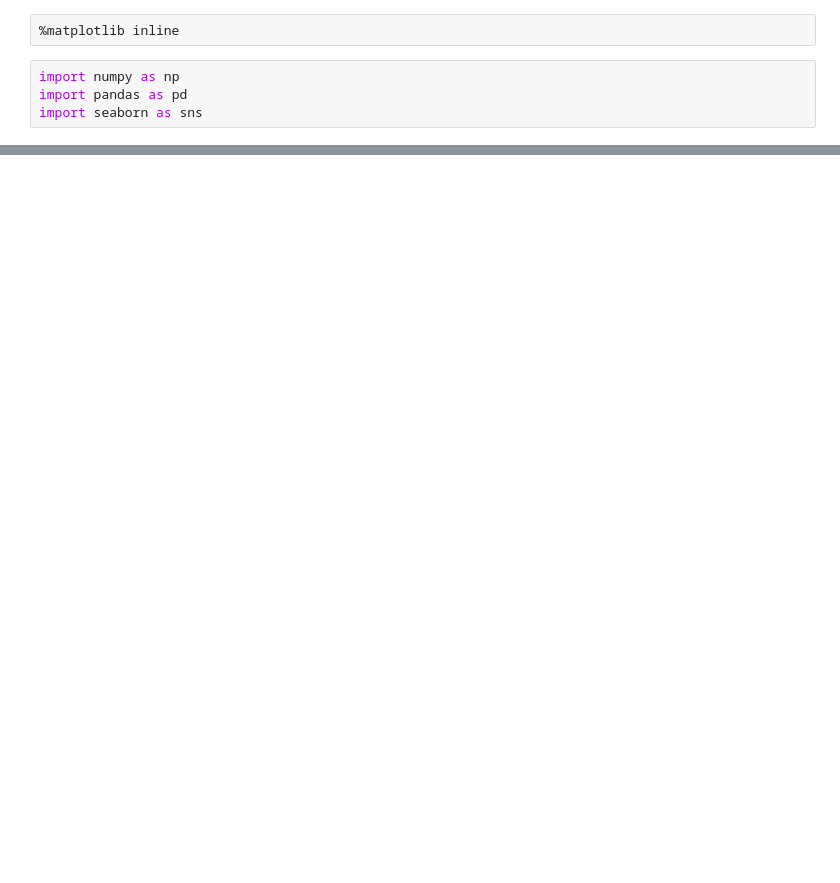
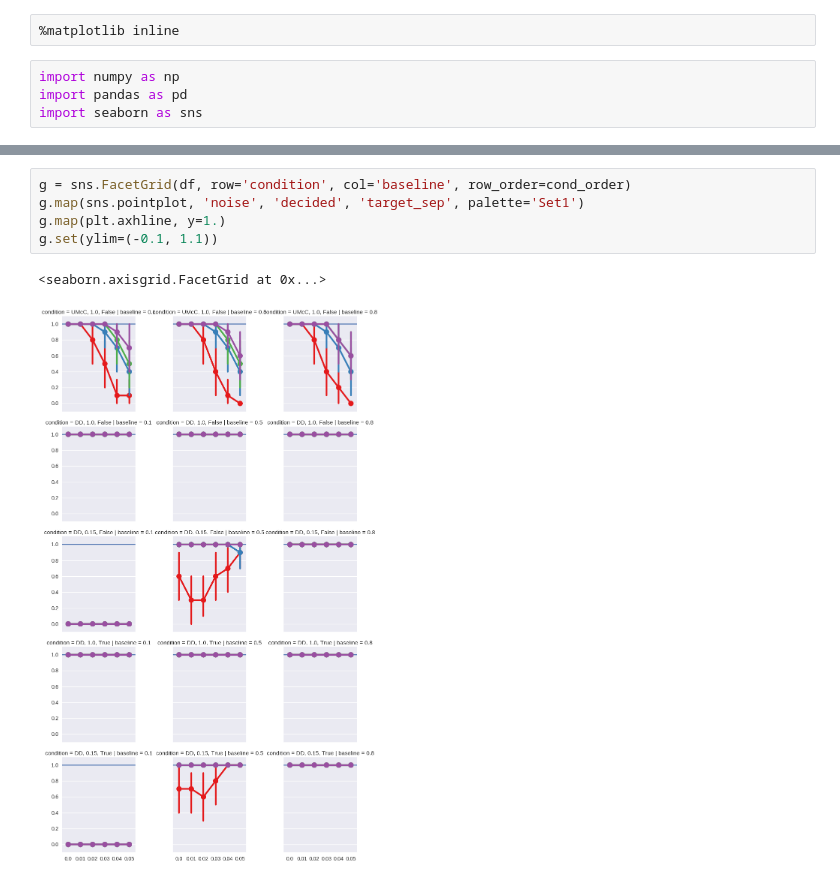
Before and after one commit to ctn-waterloo/cogsci17-decide, a Jupyter notebook: notebooks/analysis.ipynb, the cells around one changed output, grey strips where cells are left out. Drawn from its saved outputs; the diff is of its cells as text; blank space fills up the shorter version.

```diff
--- a/notebooks/analysis.ipynb
+++ b/notebooks/analysis.ipynb
@@ -16,0 +35,8 @@ The drift diffusion network requires a certain minimum input > 0.15 to decide fo
+# %%
+g = sns.FacetGrid(df, row='condition', col='baseline', row_order=cond_order)
+g.map(sns.pointplot, 'noise', 'decided', 'target_sep', palette='Set1')
+g.map(plt.axhline, y=1.)
+g.set(ylim=(-0.1, 1.1))
+# %% [output]
+<seaborn.axisgrid.FacetGrid at 0x...>
+[figure, added]
```
Also changed, not shown: parts of 25 cells of this notebook.
